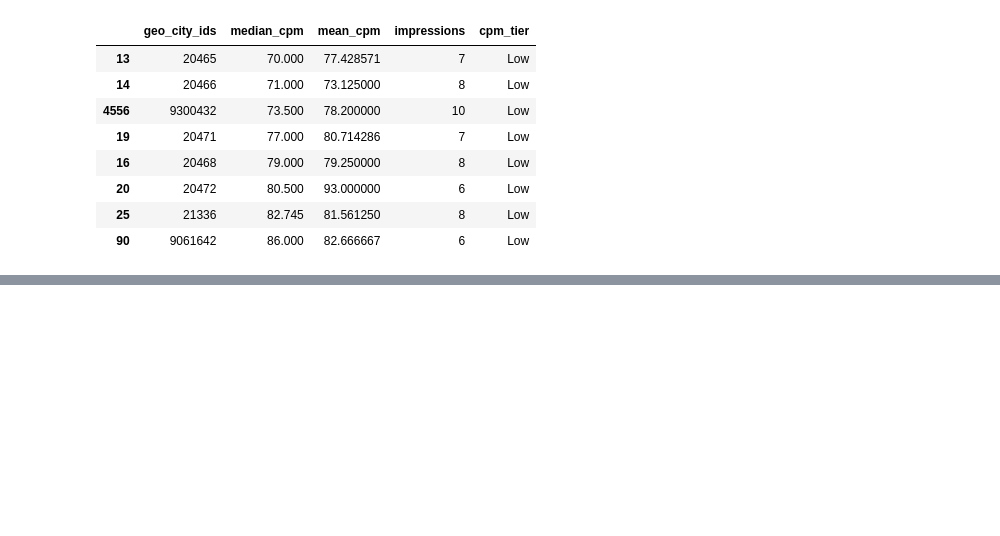
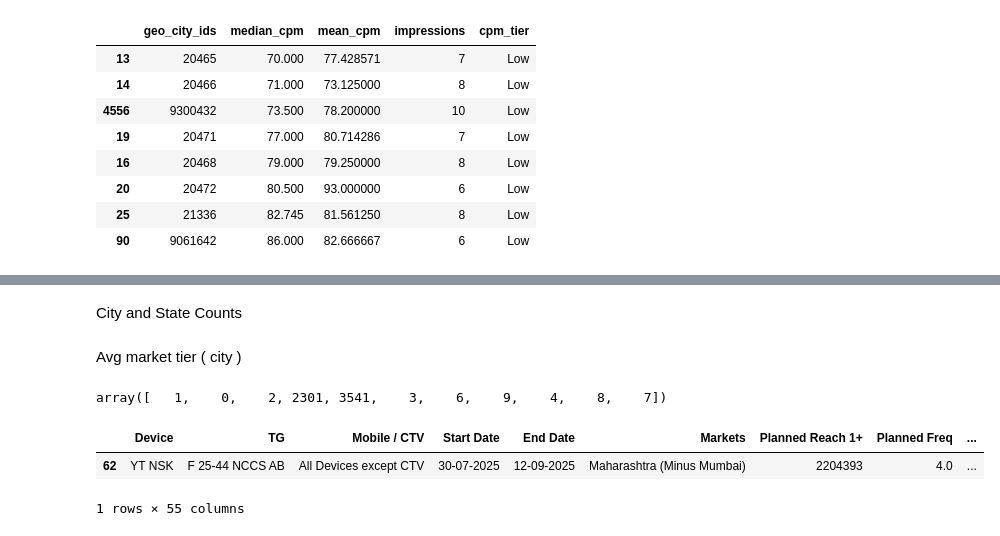
Before and after one commit to AdwitBarun/cpm-predictor, a Jupyter notebook: analysis.ipynb, the cells around one changed output, grey strips where cells are left out. Cells and saved outputs as stored; diff of their text form; code cells hidden in the pictures; blank space fills up the shorter version.

```diff
--- a/analysis.ipynb
+++ b/analysis.ipynb
@@ -1273,0 +1223,29 @@ NameError: name 'city_id_to_name' is not defined
+# %%
+# City tier mapping
+CITY_TIER_MAP = {
+    "Low": 1,
+    "Medium": 2,
+    "High": 3
+}
+
+city_tier_lookup = (
+    city_cpm_stats
+    .set_index("geo_city_ids")["cpm_tier"]
+    .map(CITY_TIER_MAP)
+    .to_dict()
+)
+# %%
+
+def mean_tier_from_ids(id_list, tier_lookup):
+    if not isinstance(id_list, list) or len(id_list) == 0:
+        return np.nan
+
+    tiers = [tier_lookup.get(i) for i in id_list]
+    tiers = [t for t in tiers if t is not None]
+
+    if not tiers:
+        return np.nan
+
+    return float(np.mean(tiers))
+# %% [markdown]
+City and State Counts
@@ -1273,0 +1260,2 @@ NameError: name 'city_id_to_name' is not defined
+# %% [markdown]
+Avg market tier ( city )
@@ -1273,0 +1266,10 @@ NameError: name 'city_id_to_name' is not defined
+# %%
+df["geo_city_count"].unique()
+# %% [output]
+array([   1,    0,    2, 2301, 3541,    3,    6,    9,    4,    8,    7])
+# %%
+df[df["geo_city_count"]==2301]
+# %% [output]
+|  | Device | TG | Mobile / CTV | Start Date | End Date | Markets | Planned Reach 1+ | Planned Freq | ... |
+| 62 | YT NSK | F 25-44 NCCS AB | All Devices except CTV | 30-07-2025 | 12-09-2025 | Maharashtra (Minus Mumbai) | 2204393 | 4.0 | ... |
+1 rows × 55 columns
```
Also changed, not shown: parts of 35 cells of this notebook, 1 other file.
